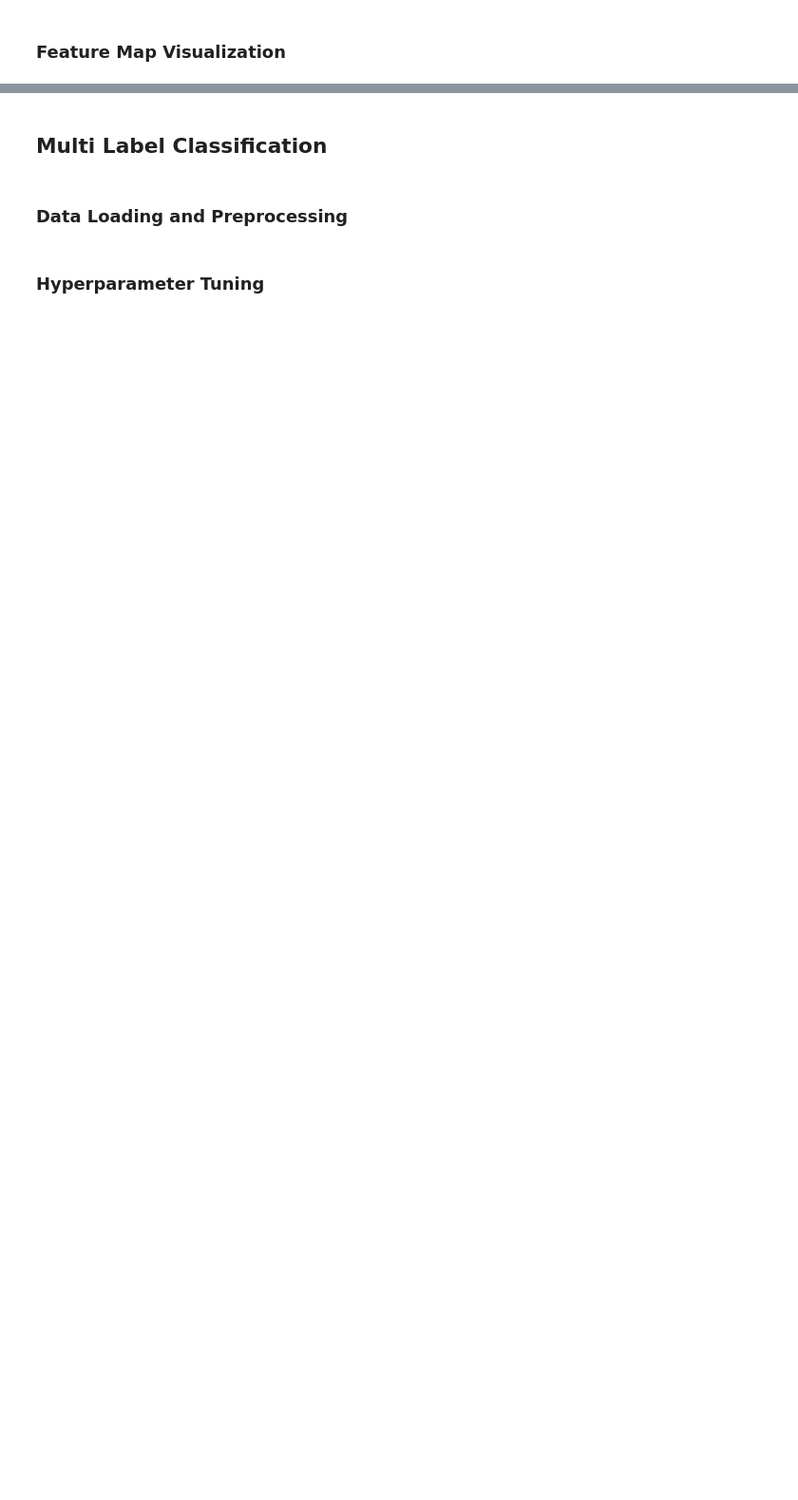
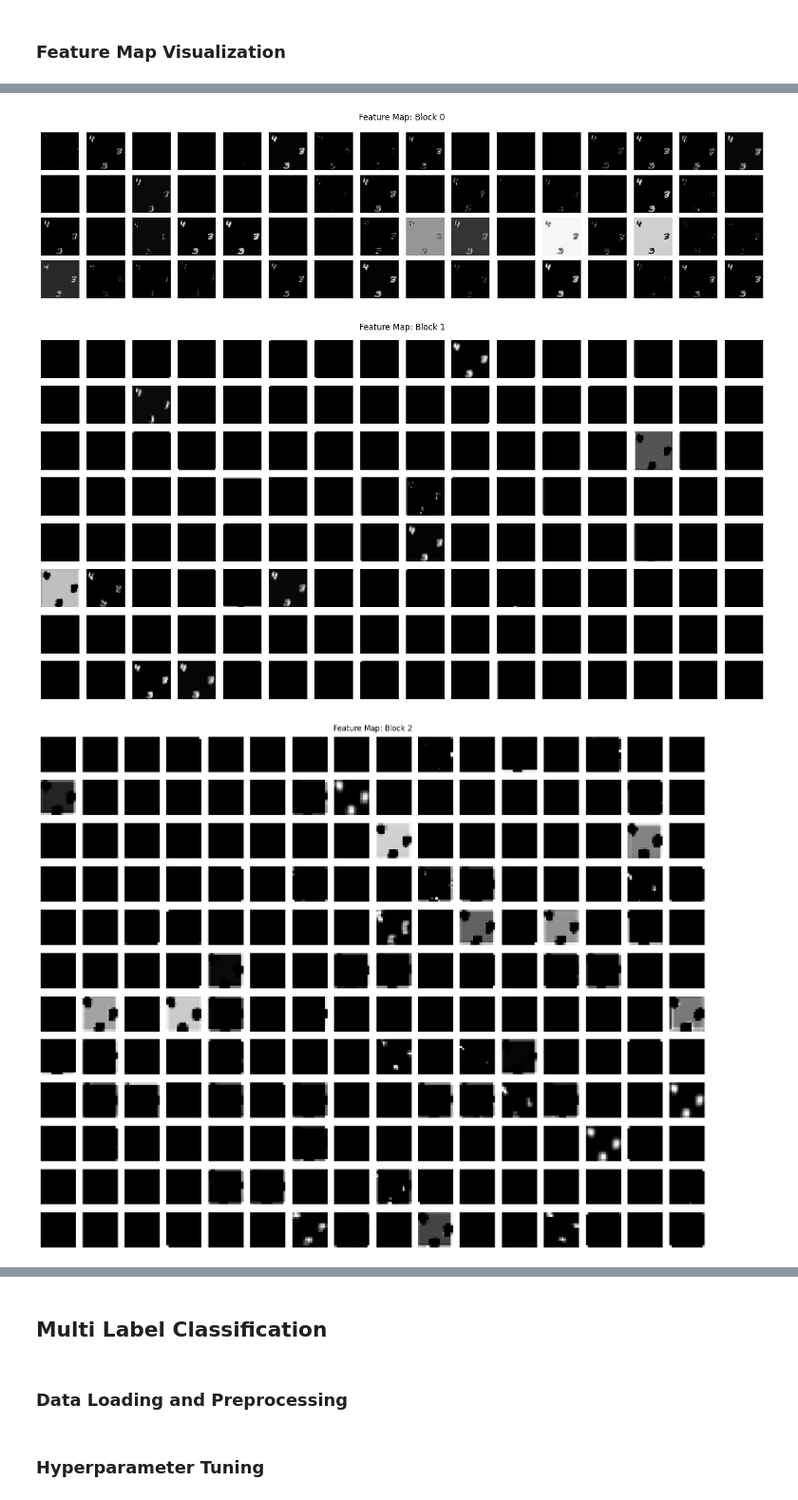
Before and after one commit to ihsingh2/smai-assignments, a Jupyter notebook: assignments/4/CNN.ipynb, the cells around one changed output, grey strips where cells are left out. Shown at 95% size. Cells and saved outputs as stored; diff of their text form; code cells hidden in the pictures; blank space fills up the shorter version.

```diff
--- a/assignments/4/CNN.ipynb
+++ b/assignments/4/CNN.ipynb
@@ -92,0 +254,6 @@ test_set = MultiMNISTDataset(f'{PROJECT_DIR}/data/external/double_mnist', 'test'
+# %%
+visualize_feature_maps(feature_maps, image_idx=2, num_blocks=5)
+# %% [output]
+[figure, added]
+[figure, added]
+[figure, added]
```
Also changed, not shown: parts of 20 cells of this notebook, 14 other files.
